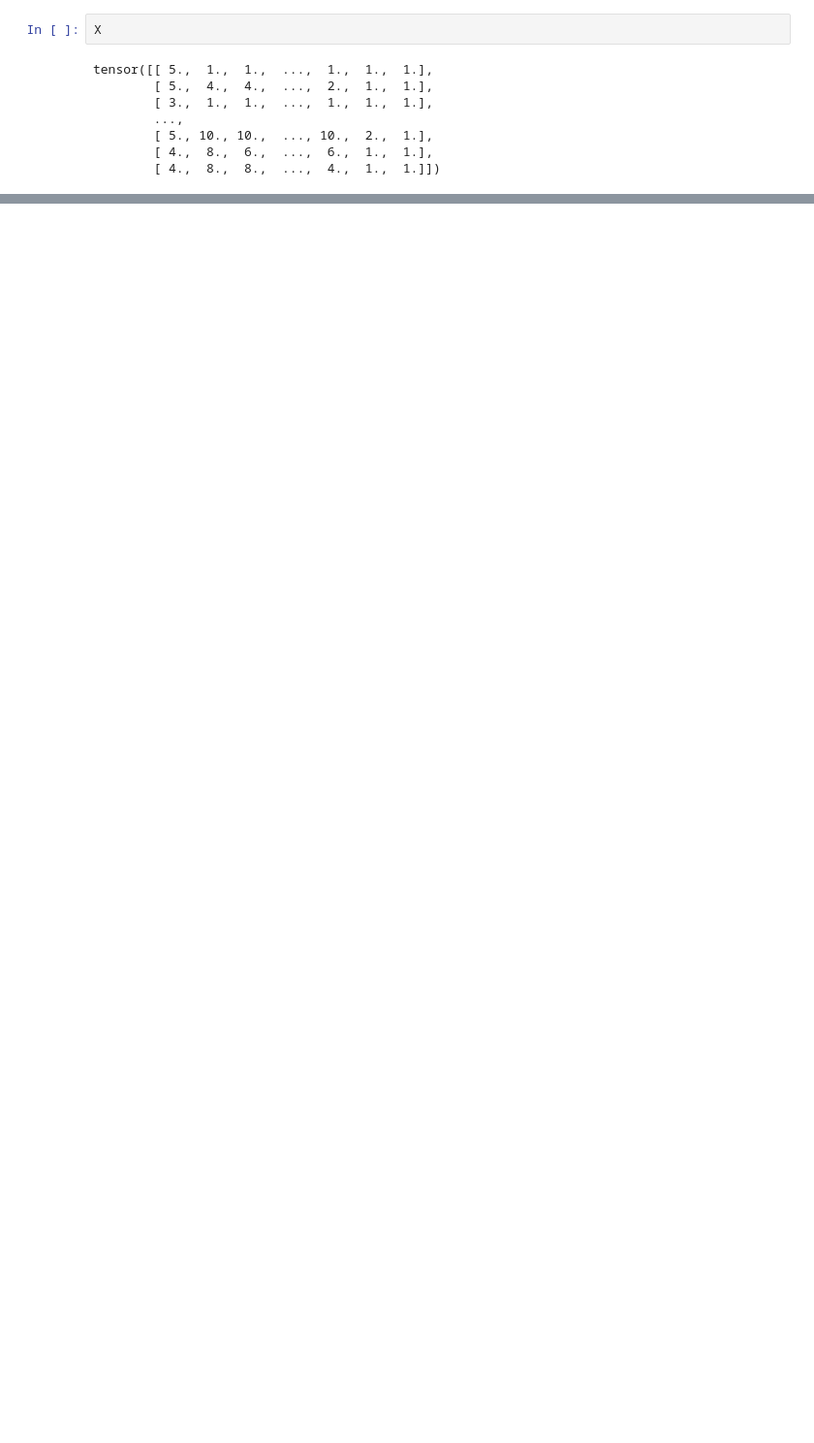
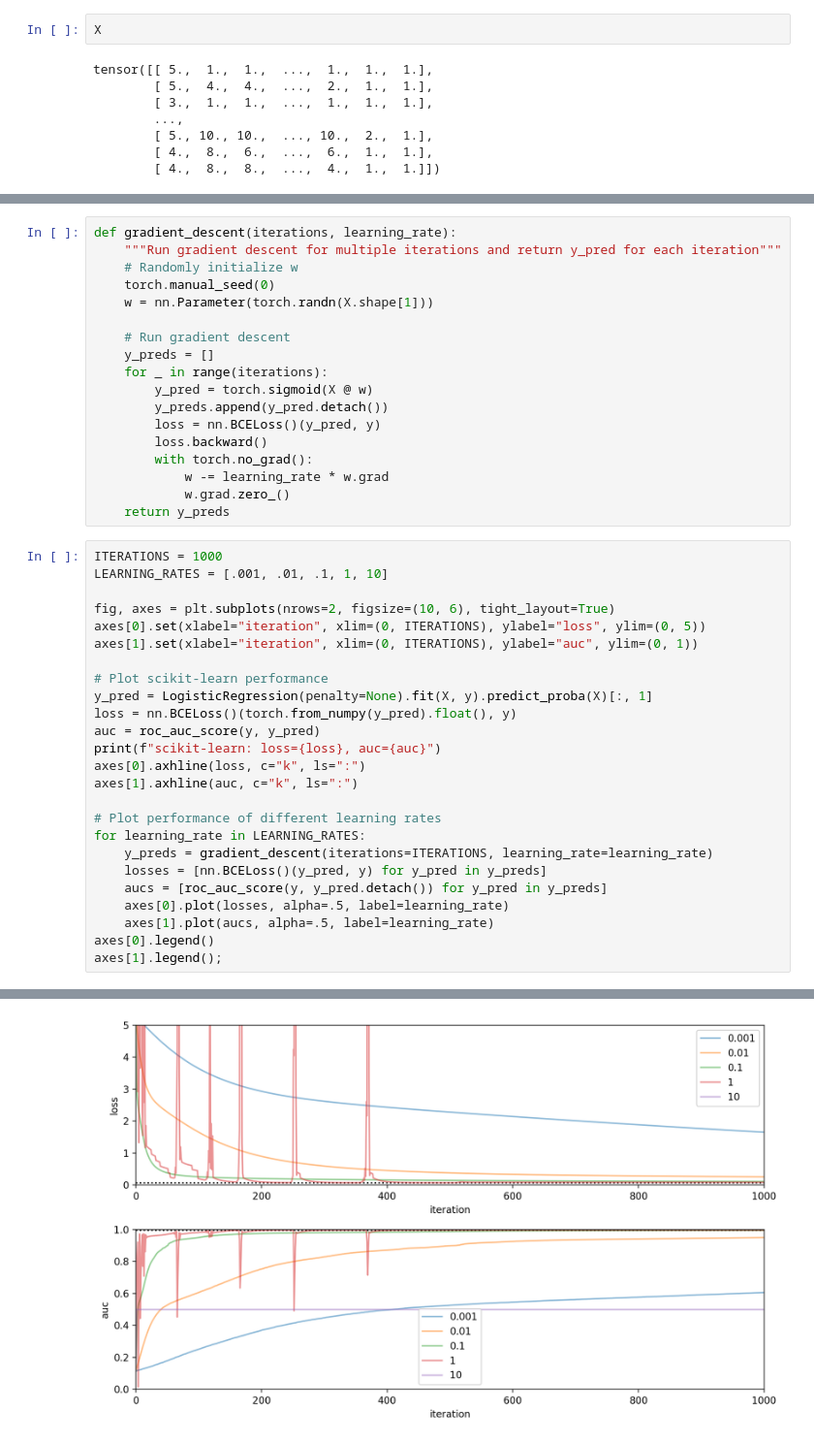
Before and after one commit to dleestat/deep-learning, a Jupyter notebook: 2023-04-20/notebooks/daniel/logistic_regression.ipynb, the cells around one changed output, grey strips where cells are left out. Shown: that part at 97% size. Drawn from its saved outputs; the diff is of its cells as text; blank space fills up the shorter version.

```diff
--- a/2023-04-20/notebooks/daniel/logistic_regression.ipynb
+++ b/2023-04-20/notebooks/daniel/logistic_regression.ipynb
@@ -133,0 +92,44 @@ scikit-learn: loss=0.0753207728266716, auc=0.9963247766595047
+# %%
+def gradient_descent(iterations, learning_rate):
+    """Run gradient descent for multiple iterations and return y_pred for each iteration"""
+    # Randomly initialize w
+    torch.manual_seed(0)
+    w = nn.Parameter(torch.randn(X.shape[1]))
+
+    # Run gradient descent
+    y_preds = []
+    for _ in range(iterations):
+        y_pred = torch.sigmoid(X @ w)
+        y_preds.append(y_pred.detach())
+        loss = nn.BCELoss()(y_pred, y)
+        loss.backward()
+        with torch.no_grad():
+            w -= learning_rate * w.grad
+            w.grad.zero_()
+    return y_preds
+# %%
+ITERATIONS = 1000
+LEARNING_RATES = [.001, .01, .1, 1, 10]
+
+fig, axes = plt.subplots(nrows=2, figsize=(10, 6), tight_layout=True)
+axes[0].set(xlabel="iteration", xlim=(0, ITERATIONS), ylabel="loss", ylim=(0, 5))
+axes[1].set(xlabel="iteration", xlim=(0, ITERATIONS), ylabel="auc", ylim=(0, 1))
+
+# Plot scikit-learn performance
+y_pred = LogisticRegression(penalty=None).fit(X, y).predict_proba(X)[:, 1]
+loss = nn.BCELoss()(torch.from_numpy(y_pred).float(), y)
+auc = roc_auc_score(y, y_pred)
+print(f"scikit-learn: loss={loss}, auc={auc}")
+axes[0].axhline(loss, c="k", ls=":")
+axes[1].axhline(auc, c="k", ls=":")
+
+# Plot performance of different learning rates
+for learning_rate in LEARNING_RATES:
+    y_preds = gradient_descent(iterations=ITERATIONS, learning_rate=learning_rate)
+    losses = [nn.BCELoss()(y_pred, y) for y_pred in y_preds]
+    aucs = [roc_auc_score(y, y_pred.detach()) for y_pred in y_preds]
+    axes[0].plot(losses, alpha=.5, label=learning_rate)
+    axes[1].plot(aucs, alpha=.5, label=learning_rate)
+axes[0].legend()
+axes[1].legend();
+# %% [output]
@@ -133,0 +137 @@ scikit-learn: loss=0.0753207728266716, auc=0.9963247766595047
+[figure, added]
```
Also changed, not shown: parts of 8 cells of this notebook.
